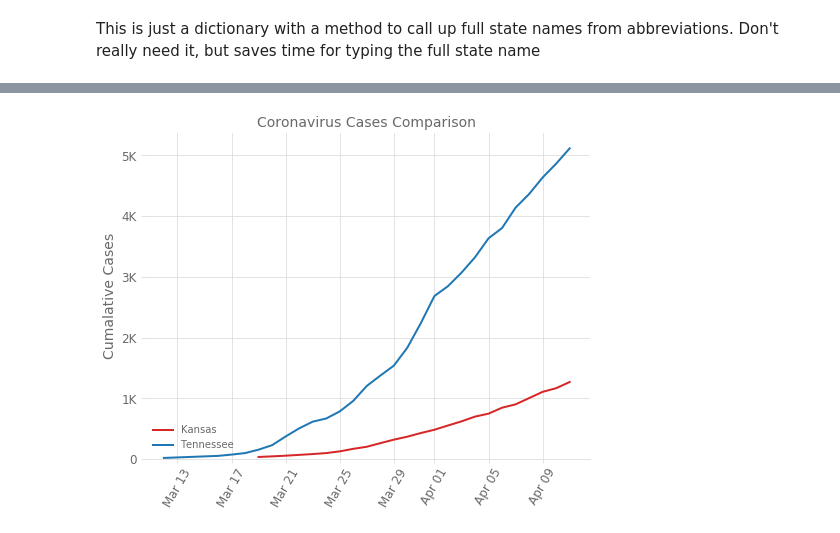
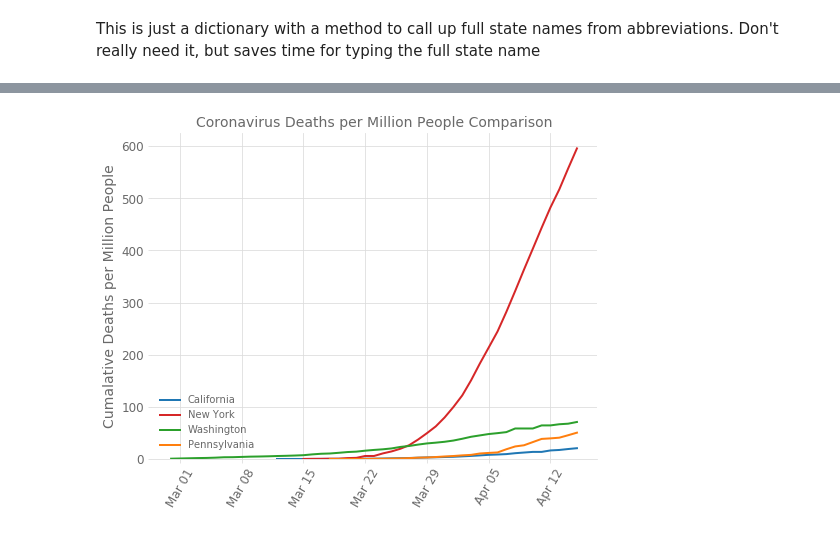
Before and after one commit to iuqiddis/covid-19, a Jupyter notebook: covid.ipynb, the cells around one changed output, grey strips where cells are left out. Drawn from its saved outputs; the diff is of its cells as text; code cells hidden in the pictures.

```diff
--- a/covid.ipynb
+++ b/covid.ipynb
@@ -20,7 +23,7 @@ The data retrieval is a bit indulgent. You can just use the `data_url` with the
 # %%
 data_url = 'https://covidtracking.com/api/states/daily.csv'
 data_path = 'daily.csv' #assuming the file is in the same directory as the notebook
-name_path = 'state_names.csv'
+name_path = 'states_info.csv'
 now = dt.datetime.now()
 csv_time = dt.datetime.fromtimestamp(lstat(data_path).st_mtime)
 # lstat gives me the modification time.
@@ -184,4 +243,2 @@ plot_logcomp('NY','CA', True)
 # %%
-plot_logcomp('KS','TN', False)
+plot_comp('KS','TN', log=False)
-# %% [output]
-[figure, removed]
@@ -190,0 +245,4 @@ two  = ['CA', 'NY']
+# %%
+plot_comp('CA', 'NY', 'WA', 'PA', per_capita=True, log=False, deaths=True)
+# %% [output]
+[figure, added]
```
Also changed, not shown: parts of 21 cells of this notebook, 4 other files.
